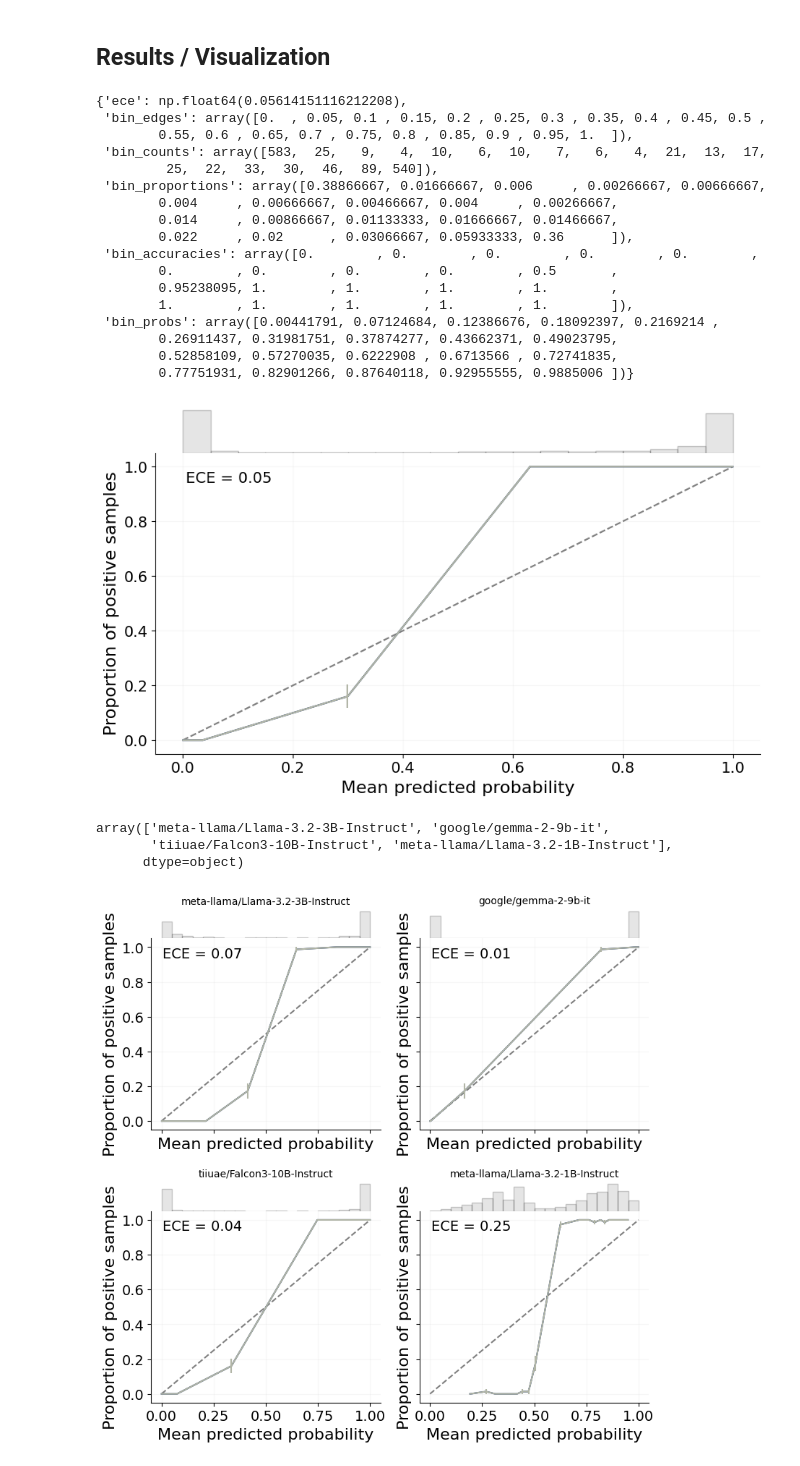
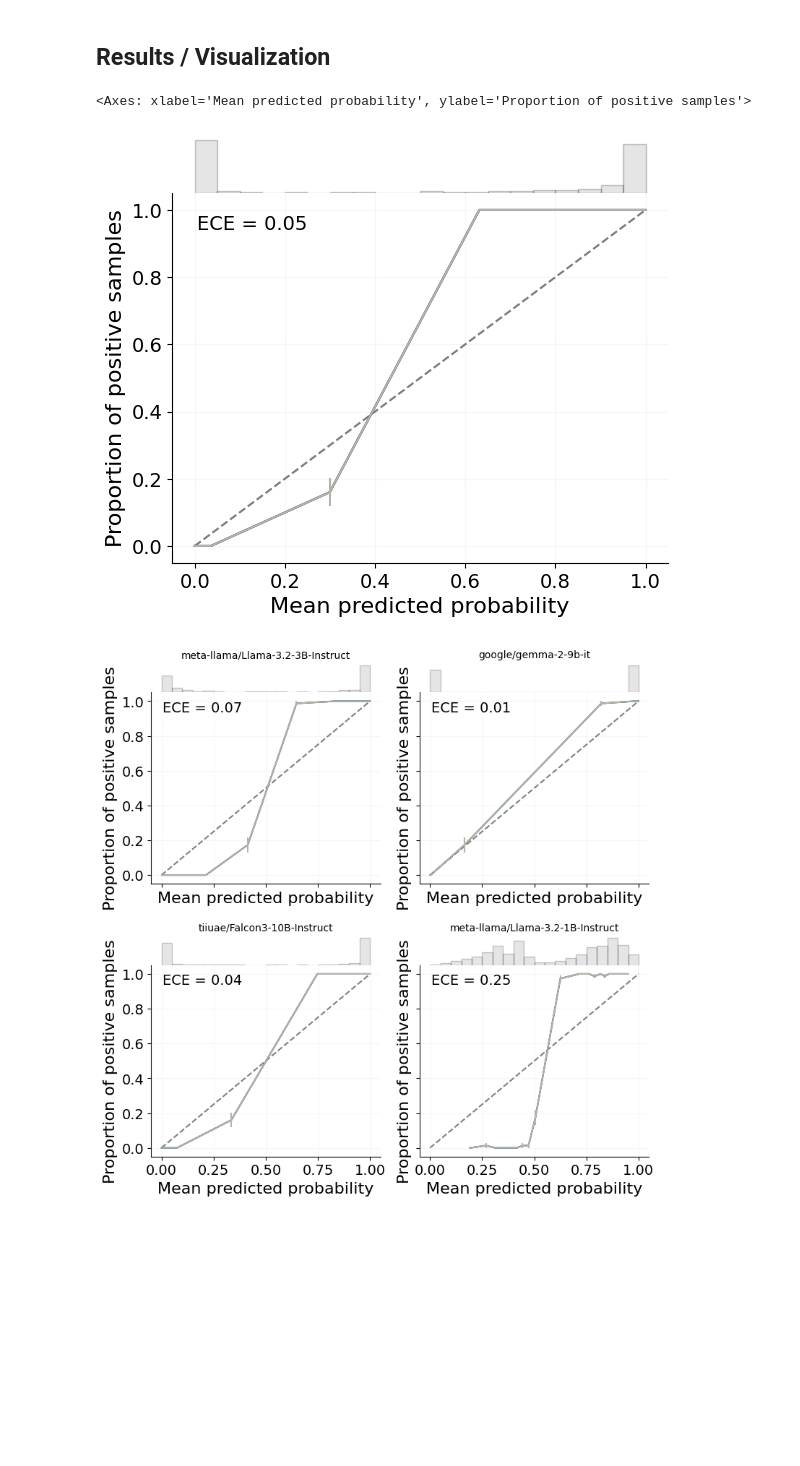
Before and after one commit to jrudoler/in-context-calibration, a Jupyter notebook: test.ipynb, the cells around one changed output. Cells and saved outputs as stored; diff of their text form; code cells hidden in the pictures; blank space fills up the shorter version.

Commit message:
more figures

```diff
--- a/test.ipynb
+++ b/test.ipynb
@@ -500,36 +500,14 @@ def plot_calibration_curve(test_labels, test_probs, model_id:str, n_bins=10, met
 # %%
 results = pd.read_pickle("results/sst2_context_16_tiiuae_Falcon3-10B-Instruct.pkl")
 # Call the function
 prob_pos = np.where(results["true_label"] == 1, results["prob"], 1 - results["prob"])
 # print(prob_pos)
 # print(results["true_label"])
 plot_calibration_curve(results["true_label"], prob_pos, "tiiuae/Falcon3-10B-Instruct", n_bins=20, save=False, method="quantile")
-expected_calibration_error(results["true_label"], prob_pos, n_bins=20, method="uniform", return_dict=True)
+# expected_calibration_error(results["true_label"], prob_pos, n_bins=20, method="uniform", return_dict=True)
 # %% [output]
-{'ece': np.float64(0.05614151116212208),
- 'bin_edges': array([0.  , 0.05, 0.1 , 0.15, 0.2 , 0.25, 0.3 , 0.35, 0.4 , 0.45, 0.5 ,
-        0.55, 0.6 , 0.65, 0.7 , 0.75, 0.8 , 0.85, 0.9 , 0.95, 1.  ]),
- 'bin_counts': array([583,  25,   9,   4,  10,   6,  10,   7,   6,   4,  21,  13,  17,
-         25,  22,  33,  30,  46,  89, 540]),
- 'bin_proportions': array([0.38866667, 0.01666667, 0.006     , 0.00266667, 0.00666667,
-        0.004     , 0.00666667, 0.00466667, 0.004     , 0.00266667,
-        0.014     , 0.00866667, 0.01133333, 0.01666667, 0.01466667,
-        0.022     , 0.02      , 0.03066667, 0.05933333, 0.36      ]),
- 'bin_accuracies': array([0.        , 0.        , 0.        , 0.        , 0.        ,
-        0.        , 0.        , 0.        , 0.        , 0.5       ,
-        0.95238095, 1.        , 1.        , 1.        , 1.        ,
-        1.        , 1.        , 1.        , 1.        , 1.        ]),
- 'bin_probs': array([0.00441791, 0.07124684, 0.12386676, 0.18092397, 0.2169214 ,
-        0.26911437, 0.31981751, 0.37874277, 0.43662371, 0.49023795,
-        0.52858109, 0.57270035, 0.6222908 , 0.6713566 , 0.72741835,
-        0.77751931, 0.82901266, 0.87640118, 0.92955555, 0.9885006 ])}
+<Axes: xlabel='Mean predicted probability', ylabel='Proportion of positive samples'>
-[figure, old version]
+[figure, new version]
-# %%
-full_results["model_id"].unique()
-# %% [output]
-array(['meta-llama/Llama-3.2-3B-Instruct', 'google/gemma-2-9b-it',
-       'tiiuae/Falcon3-10B-Instruct', 'meta-llama/Llama-3.2-1B-Instruct'],
-      dtype=object)
 # %%
 # subplot for each model with n_context = 8
 n_context = 4
```
Also changed, not shown: parts of 4 cells of this notebook, 9 other files.
